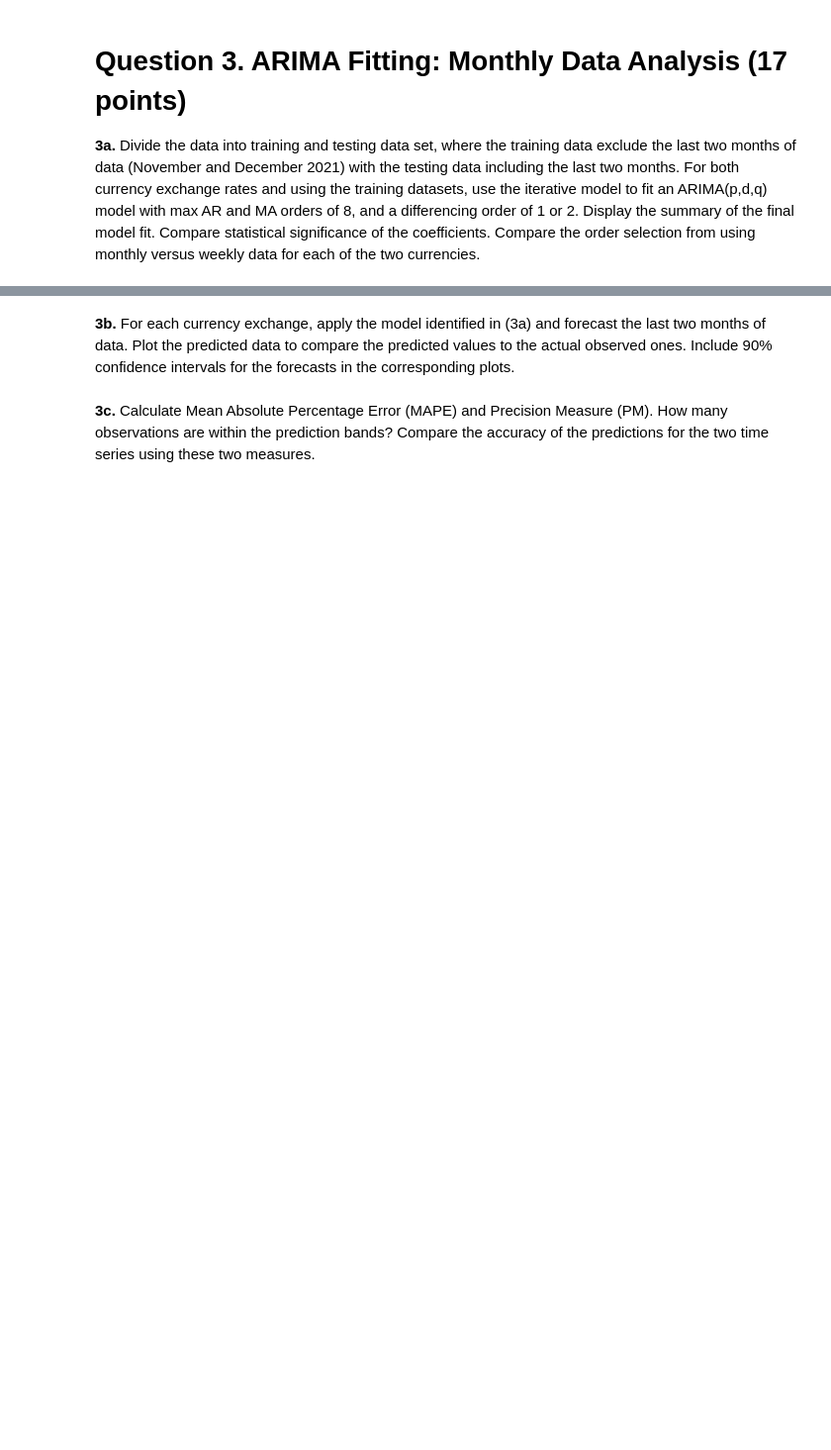
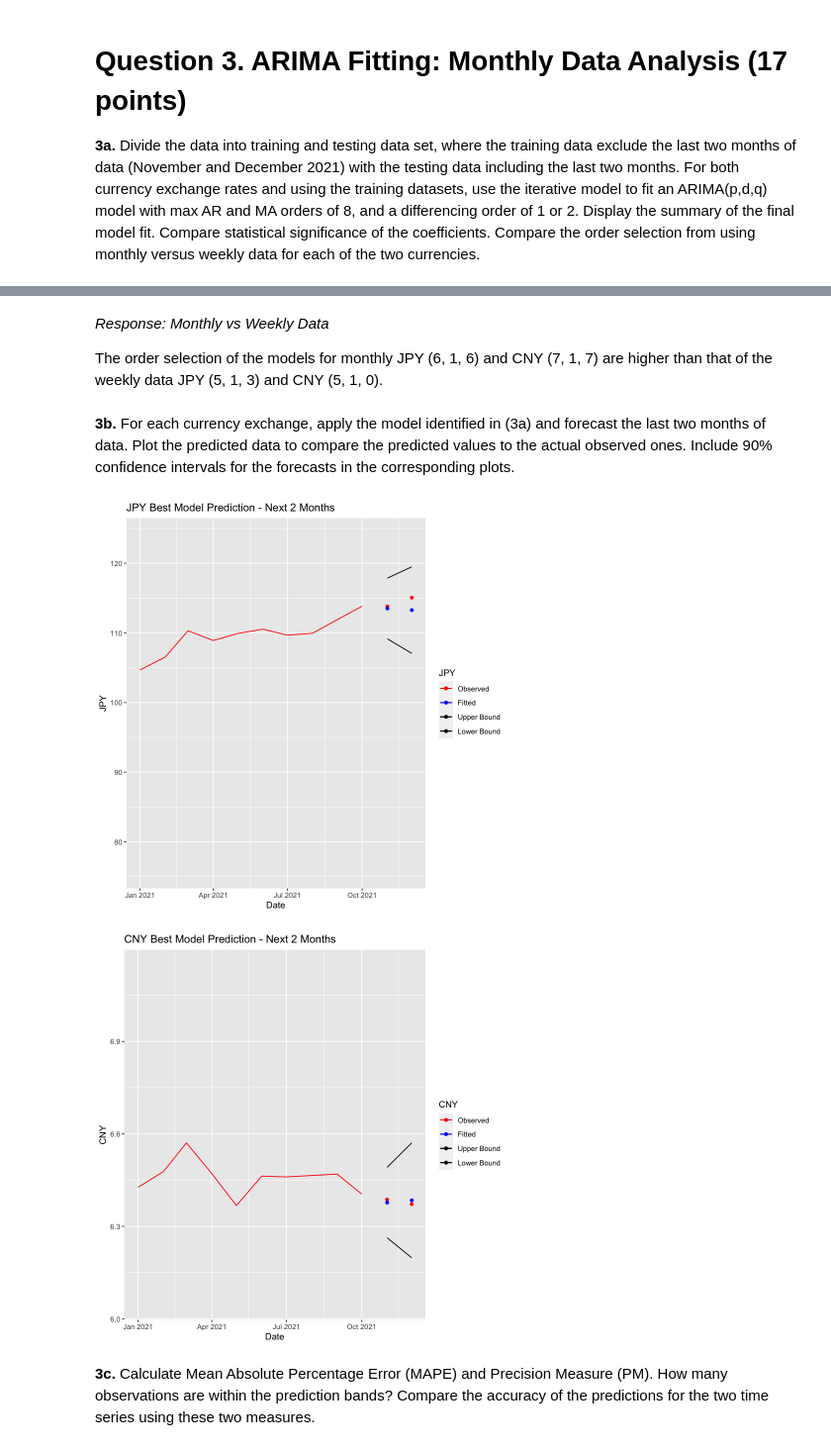
Before and after one commit to natekist/GT-OMS, a Jupyter notebook: ISYE 6402/Homework/4/HW4 Starter Template.ipynb, the cells around one changed output, grey strips where cells are left out. Shown at 99% size. Saved outputs shown, nothing was run; the diff lists cells and outputs as text; code cells hidden in the pictures; blank space fills up the shorter version.

```diff
--- a/ISYE 6402/Homework/4/HW4 Starter Template.ipynb
+++ b/ISYE 6402/Homework/4/HW4 Starter Template.ipynb
@@ -480,4 +639,41 @@ paste("The PM of the weekly CNY prediction is:", round(PM.CNY.Weekly, 3))
+# %% [markdown]
+*Response: Monthly vs Weekly Data*
+
+The order selection of the models for monthly JPY (6, 1, 6) and CNY (7, 1, 7) are higher than that of the weekly data JPY (5, 1, 3) and CNY (5, 1, 0).
 # %% [markdown]
 **3b.** For each currency exchange, apply the model identified in (3a) and forecast the last two months of data.  Plot the predicted data to compare the predicted values to the actual observed ones. Include 90% confidence intervals for the forecasts in the corresponding plots.
+# %%
+outpredjpmonthly = predict(final_model_jp_monthly, n.ahead=2)
+uboundjpmonthly = outpredjpmonthly$pred+1.96*outpredjpmonthly$se
+lboundjpmonthly = outpredjpmonthly$pred-1.96*outpredjpmonthly$se
+
+ggplot() +
+  geom_line(data = monthly.train, aes(x = Date, y = JPY, color="Observed")) +
+  geom_point(data = monthly.test, aes(x = Date, y = JPY, color = "Observed")) +
+  geom_point(data = monthly.test, aes(x = Date, y = outpredjpmonthly$pred, color = "Fitted")) +
+  geom_line(data = monthly.test, aes(x = Date, y = uboundjpmonthly, color="Upper Bound")) +
+  geom_line(data = monthly.test, aes(x = Date, y = lboundjpmonthly, color="Lower Bound")) +
+  xlab('Date') + xlim(as.Date(c('2021-01-01',max(monthly$Date)))) +
+  ylab('JPY') + labs(title = 'JPY Best Model Prediction - Next 2 Months') + scale_color_manual(name='JPY',
+                     breaks=c('Observed', 'Fitted', 'Upper Bound', 'Lower Bound'),
+                     values=c('Observed'='red', 'Fitted'='blue', 'Upper Bound' = 'black', 'Lower Bound'='black'))
+
+outpredcnmonthly = predict(final_model_cn_monthly, n.ahead=2)
+uboundcnmonthly = outpredcnmonthly$pred+1.96*outpredcnmonthly$se
+lboundcnmonthly = outpredcnmonthly$pred-1.96*outpredcnmonthly$se
+
+ggplot() +
+  geom_line(data = monthly.train, aes(x = Date, y = CNY, color="Observed")) +
+  geom_point(data = monthly.test, aes(x = Date, y = CNY, color = "Observed")) +
+  geom_point(data = monthly.test, aes(x = Date, y = outpredcnmonthly$pred, color = "Fitted")) +
+  geom_line(data = monthly.test, aes(x = Date, y = uboundcnmonthly, color="Upper Bound")) +
+  geom_line(data = monthly.test, aes(x = Date, y = lboundcnmonthly, color="Lower Bound")) +
+  xlab('Date') + xlim(as.Date(c('2021-01-01',max(monthly$Date)))) +
+  ylab('CNY') + labs(title = 'CNY Best Model Prediction - Next 2 Months') + scale_color_manual(name='CNY',
+                     breaks=c('Observed', 'Fitted', 'Upper Bound', 'Lower Bound'),
+                     values=c('Observed'='red', 'Fitted'='blue', 'Upper Bound' = 'black', 'Lower Bound'='black'))
+# %% [output]
+[figure, added]
+[figure, added]
 # %% [markdown]
 **3c.** Calculate Mean Absolute Percentage Error (MAPE) and Precision Measure (PM). How many observations are within the prediction bands?  Compare the accuracy of the predictions for the two time series using these two measures.
```
Also changed, not shown: parts of 26 cells of this notebook.
